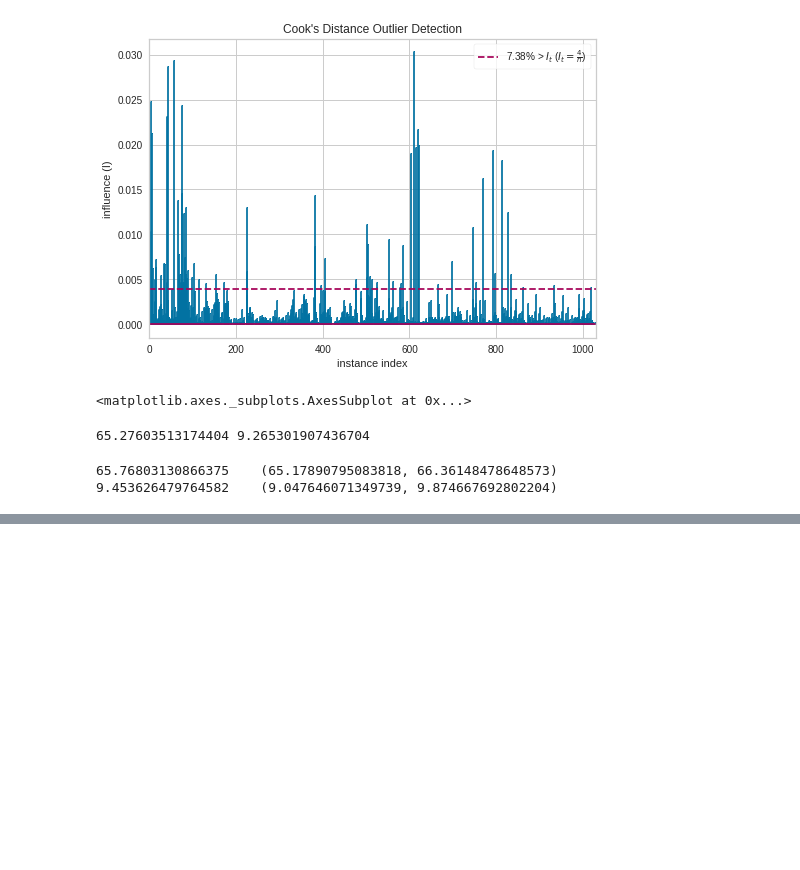
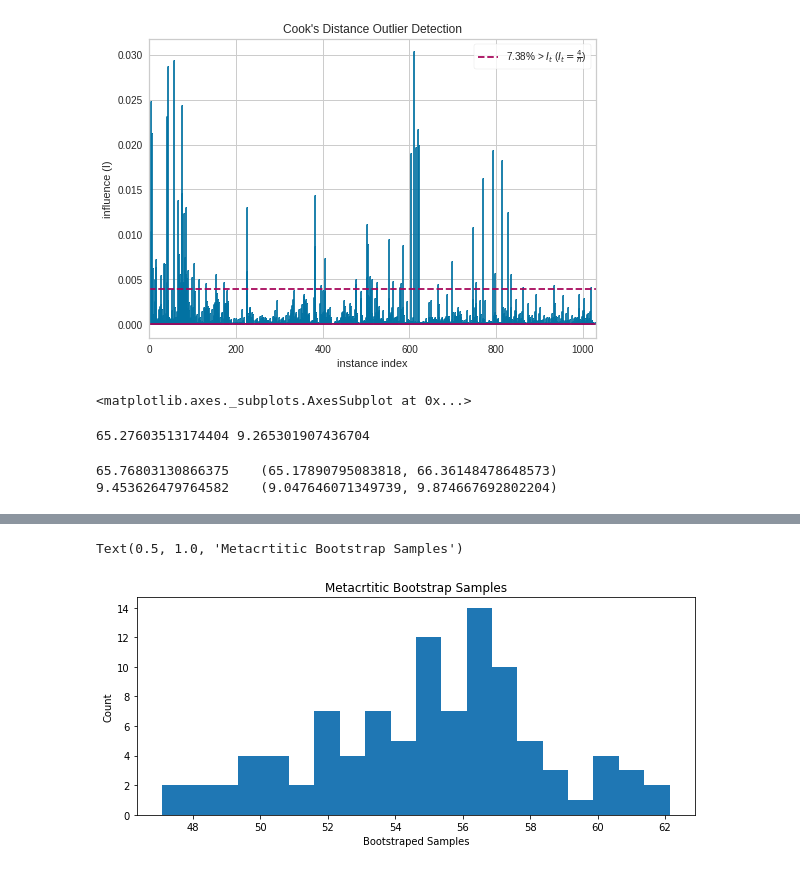
Before and after one commit to ColinMaloney/movies, a Jupyter notebook: yearly_rating.ipynb, the cells around one changed output, grey strips where cells are left out. Cells and saved outputs as stored; diff of their text form; code cells hidden in the pictures; blank space fills up the shorter version.

```diff
--- a/yearly_rating.ipynb
+++ b/yearly_rating.ipynb
@@ -550,0 +599,2 @@ print(bs.bootstrap(samples, stat_func=bs_stats.std))
+# %%
+meta_sampling = bootstrap(final_df['Metacritic_Score'],30,resamples=100)
@@ -550,0 +668,10 @@ print(bs.bootstrap(samples, stat_func=bs_stats.std))
+# %%
+fig, ax = plt.subplots(figsize=(10, 4))
+
+ax.hist(bootstrap_means_prod, bins=20)
+ax.set_ylabel('Count')
+ax.set_xlabel('Bootstraped Samples')
+ax.set_title('Metacrtitic Bootstrap Samples')
+# %% [output]
+Text(0.5, 1.0, 'Metacrtitic Bootstrap Samples')
+[figure, added]
```
Also changed, not shown: parts of 15 cells of this notebook.
